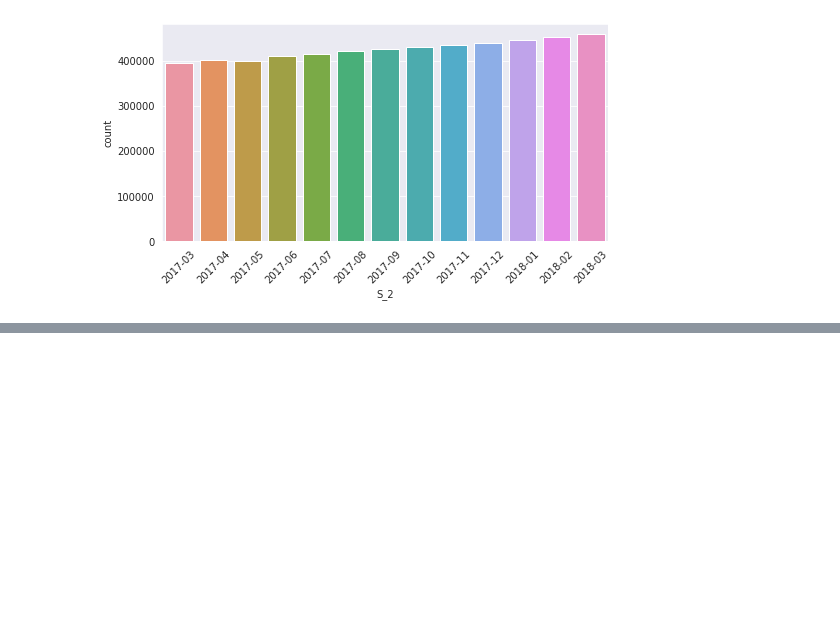
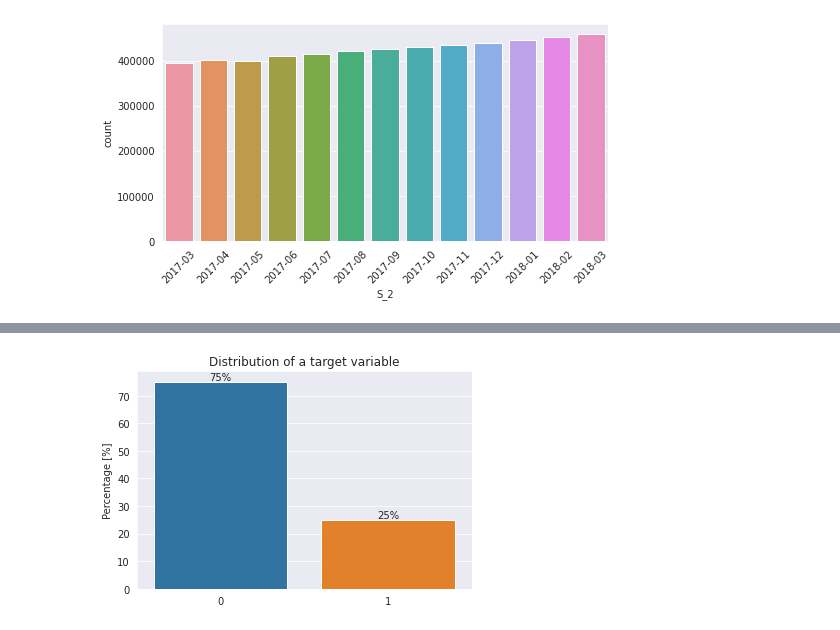
Before and after one commit to sankardevisharath/amex-default-prediction, a Jupyter notebook: notebooks/basic_eda.ipynb, the cells around one changed output, grey strips where cells are left out. Drawn from its saved outputs; the diff is of its cells as text; code cells hidden in the pictures; blank space fills up the shorter version.

```diff
--- a/notebooks/basic_eda.ipynb
+++ b/notebooks/basic_eda.ipynb
@@ -7,2 +8,3 @@ import seaborn as sns
 # %%
 train_raw = pd.read_parquet('/home/sarath/uob/git/amex-default-prediction/data/processed/train.parquet')
+labels = pd.read_csv('/home/sarath/uob/git/amex-default-prediction/data/processed/train_labels.csv')
@@ -71,0 +82,10 @@ for i in range(3, 10, 1):
+# %%
+tvc = train_raw.target.value_counts() # type:pd.Series
+tvc = tvc.transform(lambda x: x/x.sum()).mul(100)
+ax = sns.barplot(x =tvc.index, y = tvc.values)
+ax.bar_label(ax.containers[0], fmt='%.f%%')
+plt.title("Distribution of a target variable")
+plt.ylabel("Percentage [%]")
+plt.show()
+# %% [output]
+[figure, added]
```
Also changed, not shown: parts of 17 cells of this notebook.
